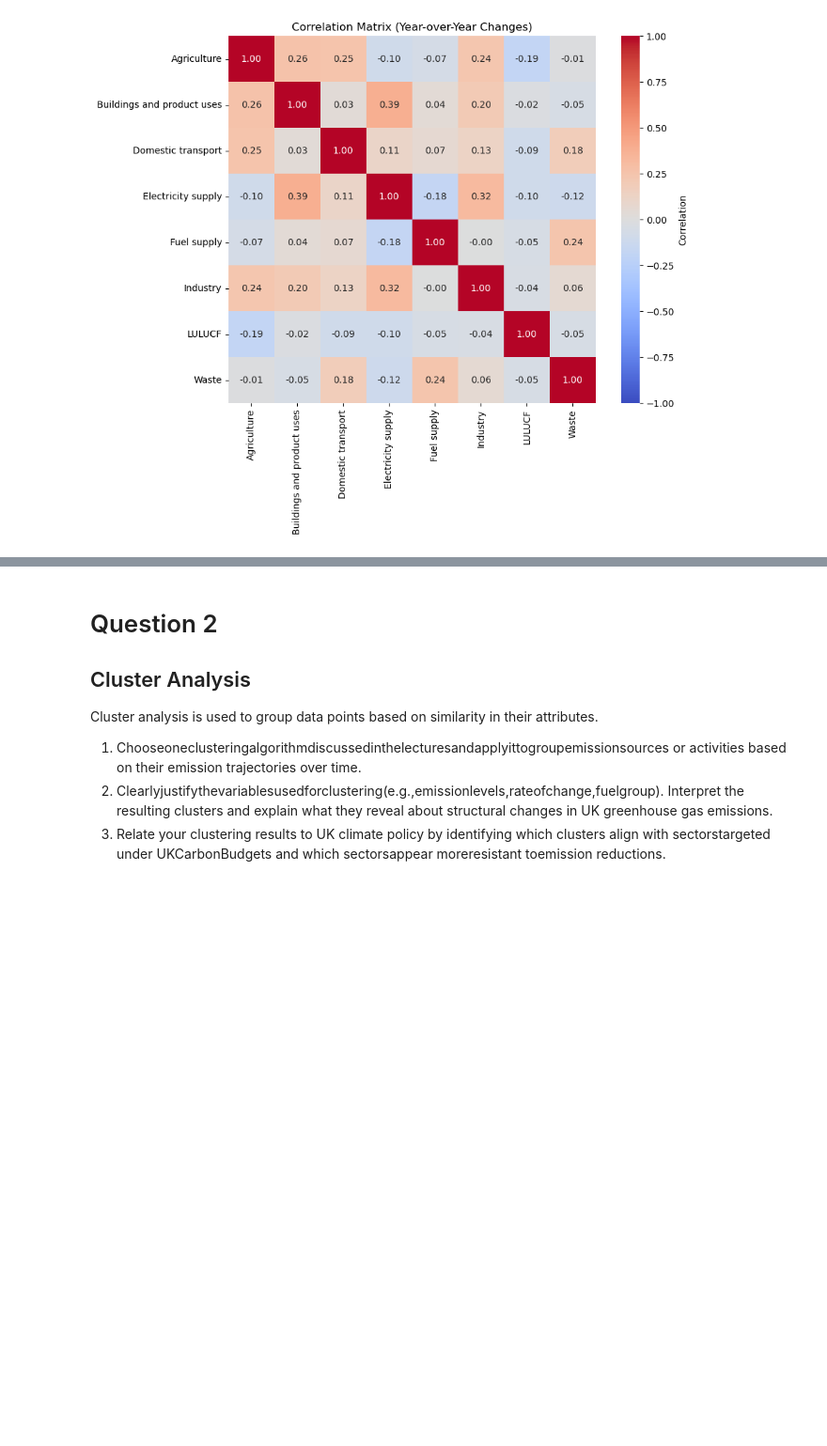
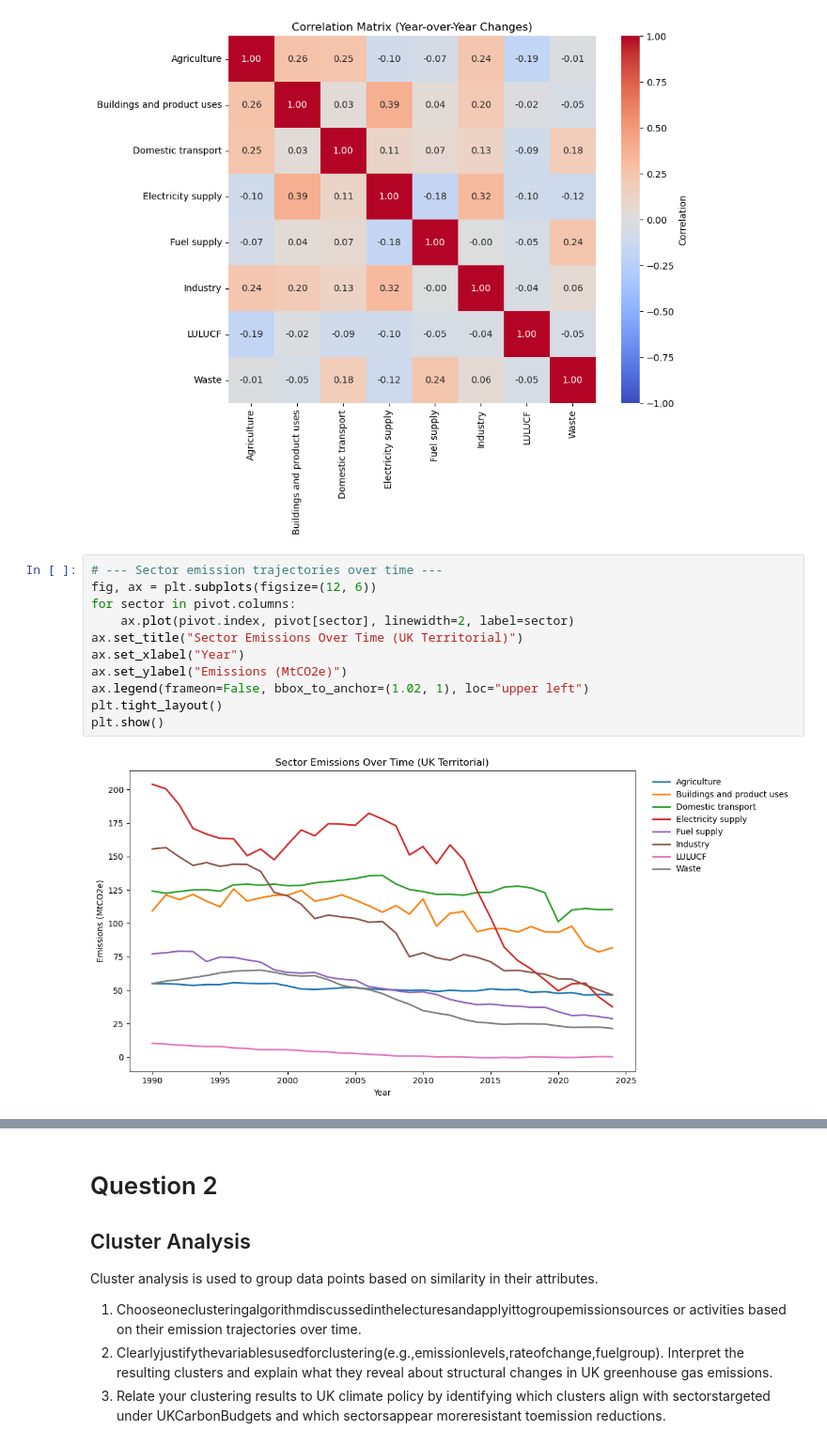
Before and after one commit to PontusNeumann/CBS-Spring26, a Jupyter notebook: alex_ml_ma1.ipynb, the cells around one changed output, grey strips where cells are left out. Shown at 94% size. Saved outputs shown, nothing was run; the diff lists cells and outputs as text; blank space fills up the shorter version.

```diff
--- a/alex_ml_ma1.ipynb
+++ b/alex_ml_ma1.ipynb
@@ -201,3 +305,16 @@ plt.tight_layout()
 plt.show()
 # %% [output]
 [figure]
+# %%
+# --- Sector emission trajectories over time ---
+fig, ax = plt.subplots(figsize=(12, 6))
+for sector in pivot.columns:
+    ax.plot(pivot.index, pivot[sector], linewidth=2, label=sector)
+ax.set_title("Sector Emissions Over Time (UK Territorial)")
+ax.set_xlabel("Year")
+ax.set_ylabel("Emissions (MtCO2e)")
+ax.legend(frameon=False, bbox_to_anchor=(1.02, 1), loc="upper left")
+plt.tight_layout()
+plt.show()
+# %% [output]
+[figure, added]
```
Also changed, not shown: parts of 13 cells of this notebook, 1 other file.
